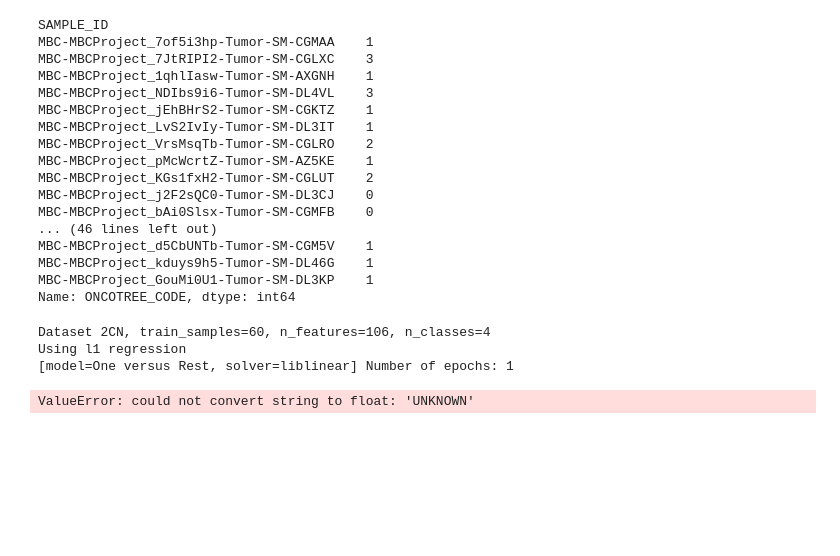
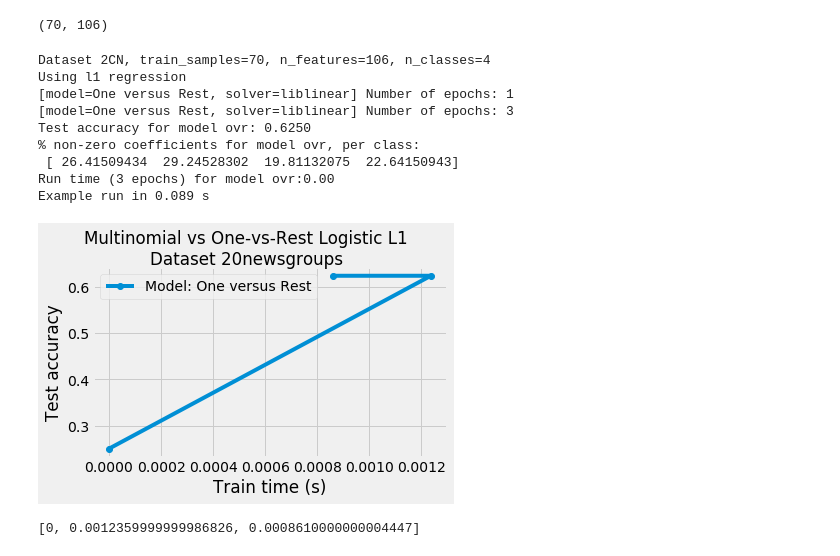
Before and after one commit to egeozin/Data-Analytics-to-Predict-Breast-Cancer-Subtype, a Jupyter notebook: REGRESSION_SAMPLE.ipynb, the cells around one changed output. Saved outputs shown, nothing was run; the diff lists cells and outputs as text; code cells hidden in the pictures; blank space fills up the shorter version.

Commit message:
regression_sample

```diff
--- a/REGRESSION_SAMPLE.ipynb
+++ b/REGRESSION_SAMPLE.ipynb
@@ -17,7 +17,7 @@ imputed = 'PATIENT_DATA_ALL_2.csv'
 non_imputed = 'filename_2.txt'
 # %%
 #merged = np.genfromtxt(imputed, delimiter='\t')
-merged = pd.read_csv(imputed, sep=',', )
+merged = pd.read_csv(imputed, sep='\t', )
 labels = pd.read_csv('OLD_DATA/data_clinical_sample_clean.tsv', sep='\t')
 # %%
 labels.set_index('SAMPLE_ID', inplace=True)
@@ -63,30 +63,17 @@ MBC-MBCProject_BOHWtZT8-Tumor-SM-CGM6I    1
 Name: ONCOTREE_CODE, Length: 102, dtype: int64
 # %%
-X_train, y_train = X[:60], Y[:60]
-X_test, y_test = X[60:], Y[60:]
+X_train, y_train = X[:70], Y[:70]
+X_test, y_test = X[70:], Y[70:]
-# %%
-y_train
-# %% [output]
-SAMPLE_ID
-MBC-MBCProject_7of5i3hp-Tumor-SM-CGMAA    1
-MBC-MBCProject_7JtRIPI2-Tumor-SM-CGLXC    3
-MBC-MBCProject_1qhlIasw-Tumor-SM-AXGNH    1
-MBC-MBCProject_NDIbs9i6-Tumor-SM-DL4VL    3
-MBC-MBCProject_jEhBHrS2-Tumor-SM-CGKTZ    1
-MBC-MBCProject_LvS2IvIy-Tumor-SM-DL3IT    1
-MBC-MBCProject_VrsMsqTb-Tumor-SM-CGLRO    2
-MBC-MBCProject_pMcWcrtZ-Tumor-SM-AZ5KE    1
-MBC-MBCProject_KGs1fxH2-Tumor-SM-CGLUT    2
-MBC-MBCProject_j2F2sQC0-Tumor-SM-DL3CJ    0
-MBC-MBCProject_bAi0Slsx-Tumor-SM-CGMFB    0
-... (46 lines left out)
-MBC-MBCProject_d5CbUNTb-Tumor-SM-CGM5V    1
-MBC-MBCProject_kduys9h5-Tumor-SM-DL46G    1
-MBC-MBCProject_GouMi0U1-Tumor-SM-DL3KP    1
-Name: ONCOTREE_CODE, dtype: int64
+# %%
+X_train.shape
+# %% [output]
+(70, 106)
 # %%
 # Turn down for faster run time
+
 n_samples = 10000
+
+t0 = time.clock()
 
 penalty = 'l1'
 
@@ -130,43 +117,54 @@ for model in models:
         t1 = time.clock()
         lr.fit(X_train, y_train)
         train_time = time.clock() - t1
+        times.append(train_time)
 
         y_pred = lr.predict(X_test)
         accuracy = np.sum(y_pred == y_test) / y_test.shape[0]
         density = np.mean(lr.coef_ != 0, axis=1) * 100
         accuracies.append(accuracy)
         densities.append(density)
-        times.append(train_time)
+
     models[model]['times'] = times
     models[model]['densities'] = densities
     models[model]['accuracies'] = accuracies
     print('Test accuracy for model %s: %.4f' % (model, accuracies[-1]))
     print('%% non-zero coefficients for model %s, '
           'per class:\n %s' % (model, densities[-1]))
     print('Run time (%i epochs) for model %s:'
           '%.2f' % (model_params['iters'][-1], model, times[-1]))
 
 fig = plt.figure()
 ax = fig.add_subplot(111)
 
 for model in models:
     name = models[model]['name']
     times = models[model]['times']
     accuracies = models[model]['accuracies']
     ax.plot(times, accuracies, marker='o',
             label='Model: %s' % name)
     ax.set_xlabel('Train time (s)')
     ax.set_ylabel('Test accuracy')
 ax.legend()
 fig.suptitle('Multinomial vs One-vs-Rest Logistic L1\n'
              'Dataset %s' % '20newsgroups')
 fig.tight_layout()
 fig.subplots_adjust(top=0.85)
 run_time = time.clock() - t0
 print('Example run in %.3f s' % run_time)
 plt.show()
 # %% [output]
-Dataset 2CN, train_samples=60, n_features=106, n_classes=4
+Dataset 2CN, train_samples=70, n_features=106, n_classes=4
 Using l1 regression
 [model=One versus Rest, solver=liblinear] Number of epochs: 1
+[model=One versus Rest, solver=liblinear] Number of epochs: 3
+Test accuracy for model ovr: 0.6250
+% non-zero coefficients for model ovr, per class:
+ [ 26.41509434  29.24528302  19.81132075  22.64150943]
+Run time (3 epochs) for model ovr:0.00
+Example run in 0.089 s
-ValueError: could not convert string to float: 'UNKNOWN'
+[figure, added]
+# %%
+times
+# %% [output]
+[0, 0.0012359999999986826, 0.0008610000000004447]
```
Also changed, not shown: parts of 1 cell of this notebook, 2 other files.
